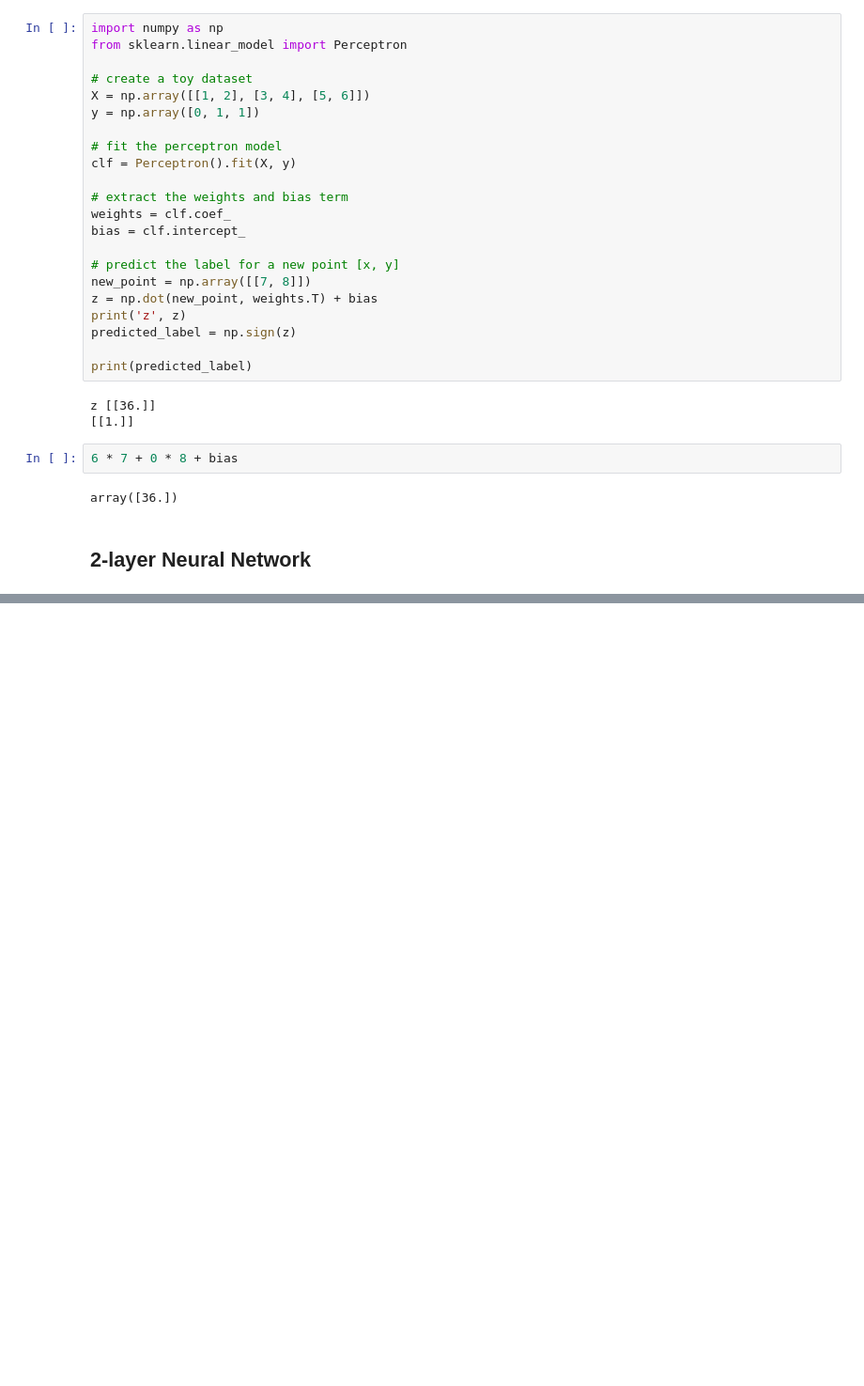
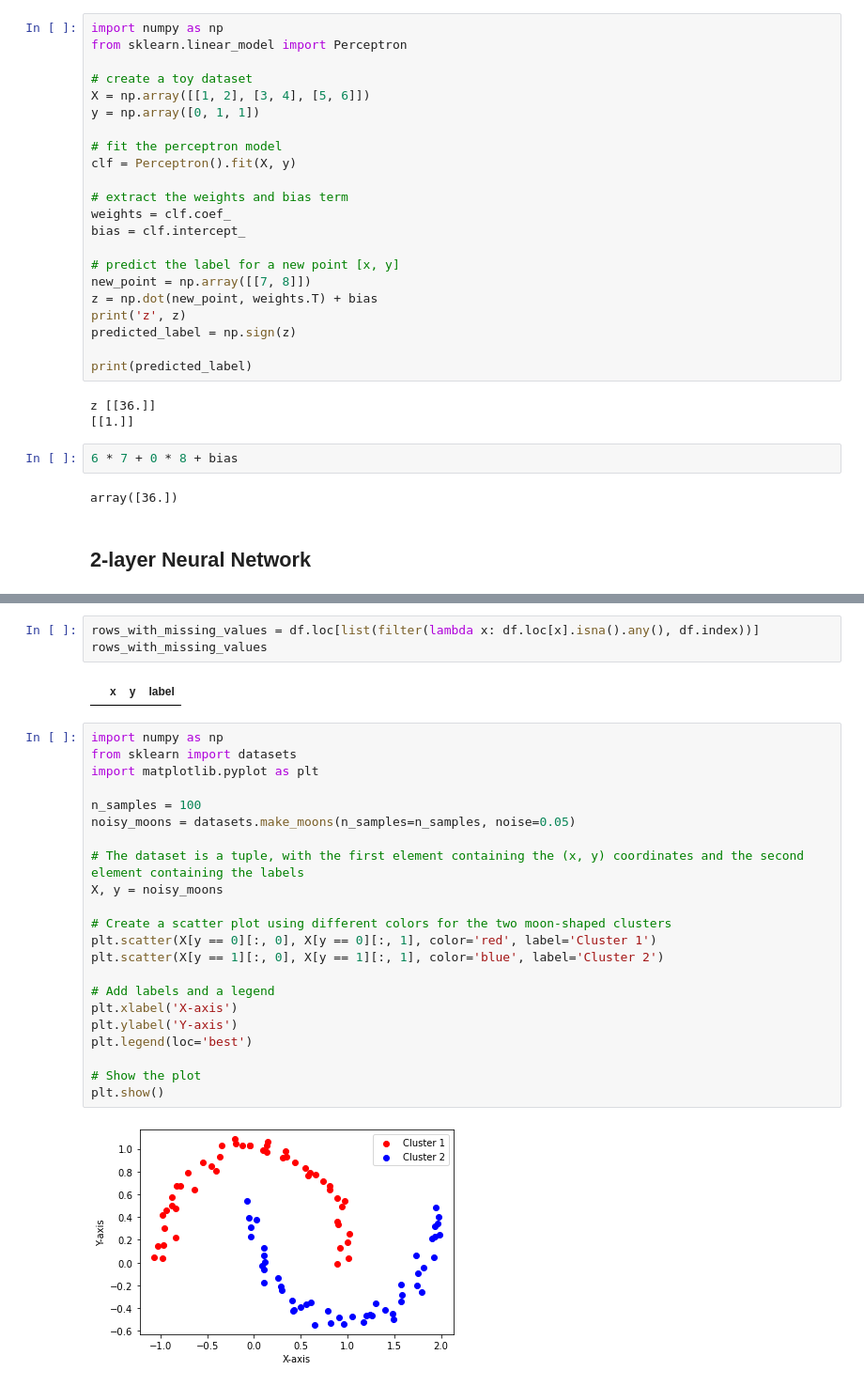
Before and after one commit to aws-samples/aws-mlu-explain, a Jupyter notebook: code/nn/python/output-neuron-datasets.ipynb, the cells around one changed output, grey strips where cells are left out. Shown: that part at 94% size. Cells and saved outputs as stored; diff of their text form; blank space fills up the shorter version.

```diff
--- a/code/nn/python/output-neuron-datasets.ipynb
+++ b/code/nn/python/output-neuron-datasets.ipynb
@@ -169,0 +195,29 @@ plot_decision_boundary(clf)
+# %%
+rows_with_missing_values = df.loc[list(filter(lambda x: df.loc[x].isna().any(), df.index))]
+rows_with_missing_values
+# %% [output]
+|  | x | y | label |
+# %%
+import numpy as np
+from sklearn import datasets
+import matplotlib.pyplot as plt
+
+n_samples = 100
+noisy_moons = datasets.make_moons(n_samples=n_samples, noise=0.05)
+
+# The dataset is a tuple, with the first element containing the (x, y) coordinates and the second element containing the labels
+X, y = noisy_moons
+
+# Create a scatter plot using different colors for the two moon-shaped clusters
+plt.scatter(X[y == 0][:, 0], X[y == 0][:, 1], color='red', label='Cluster 1')
+plt.scatter(X[y == 1][:, 0], X[y == 1][:, 1], color='blue', label='Cluster 2')
+
+# Add labels and a legend
+plt.xlabel('X-axis')
+plt.ylabel('Y-axis')
+plt.legend(loc='best')
+
+# Show the plot
+plt.show()
+# %% [output]
+[figure, added]
```
Also changed, not shown: parts of 13 cells of this notebook, 18 other files.
